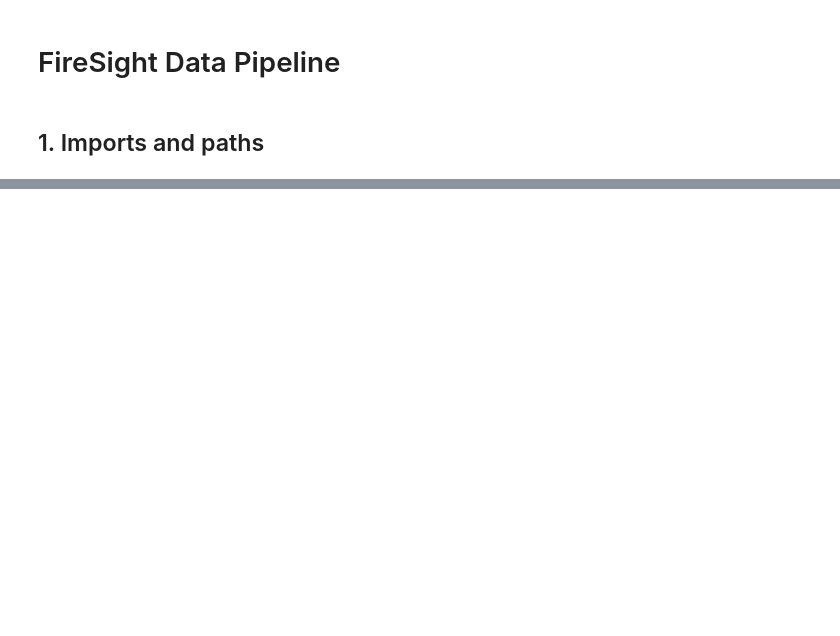
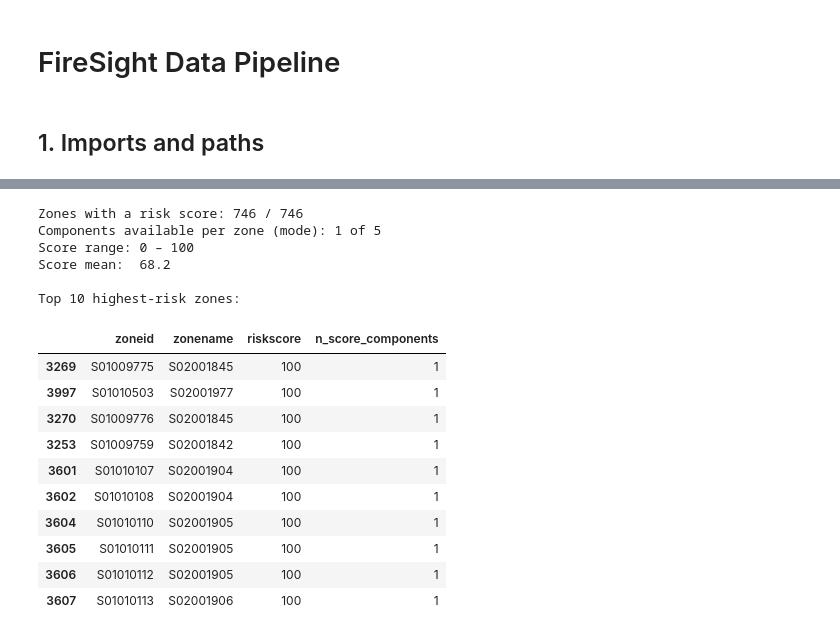
Before and after one commit to iluha2vuha/firesight, a Jupyter notebook: data-pipeline/notebook.ipynb, the cells around one changed output, grey strips where cells are left out. Saved outputs shown, nothing was run; the diff lists cells and outputs as text; code cells hidden in the pictures; blank space fills up the shorter version.

Commit message:
Add risk model, 6/12/18-month forecast, and dataset downloader

```diff
--- a/data-pipeline/notebook.ipynb
+++ b/data-pipeline/notebook.ipynb
@@ -285,0 +87,19 @@ print(f"Saved {len(zones)} zones to {out_path.resolve()}")
+# %%
+GLASGOW_CA = "S12000049"
+
+# Filter SIMD to Glasgow
+before = len(simd_raw)
+simd_gla = simd_raw[simd_raw["CA"] == GLASGOW_CA].copy()
+after = len(simd_gla)
+print(f"SIMD: {before} → {after} rows (Glasgow filter)")
+assert after > 0, f"No rows matched CA == '{GLASGOW_CA}'. Check CA column values."
+
+# Canonical column names
+simd_clean = simd_gla[["DataZone", "IntZone", "SIMD2020V2CountryDecile"]].copy()
+simd_clean.columns = ["zoneid", "zonename", "simddecile"]
+
+# Build the canonical Glasgow zone list used for filtering other datasets
+GLASGOW_ZONES = set(simd_clean["zoneid"])
+print(f"Glasgow DataZones: {len(GLASGOW_ZONES)}")
+print(f"Decile range: {simd_clean['simddecile'].min()} – {simd_clean['simddecile'].max()}")
+simd_clean.head(3)
@@ -285,0 +312,54 @@ print(f"Saved {len(zones)} zones to {out_path.resolve()}")
+# %%
+def compute_riskscore(row):
+    """Compute weighted risk score from available normalised components."""
+    total_w = 0.0
+    total_s = 0.0
+    n = 0
+    for col, w in RISK_WEIGHTS.items():
+        norm_col = f"{col}_norm"
+        val = row.get(norm_col, np.nan)
+        if pd.notna(val):
+            total_w += w
+            total_s += w * val
+            n += 1
+    if total_w == 0 or n == 0:
+        return pd.Series({"riskscore": np.nan, "n_score_components": 0})
+    return pd.Series({
+        "riskscore": int(round(total_s / total_w * 100)),
+        "n_score_components": n
+    })
+
+score_result = features.apply(compute_riskscore, axis=1)
+features["riskscore"]          = score_result["riskscore"]
+features["n_score_components"] = score_result["n_score_components"].astype(int)
+
+n_scored = features["riskscore"].notna().sum()
+print(f"Zones with a risk score: {n_scored} / {len(features)}")
+print(f"Components available per zone (mode): "
+      f"{features['n_score_components'].mode().iloc[0]} of 5")
+if n_scored > 0:
+    print(f"Score range: {features['riskscore'].min():.0f} – {features['riskscore'].max():.0f}")
+    print(f"Score mean:  {features['riskscore'].mean():.1f}")
+    print("\nTop 10 highest-risk zones:")
+    display(features[["zoneid", "zonename", "riskscore", "n_score_components"]]
+            .sort_values("riskscore", ascending=False).head(10))
+else:
+    print("No risk scores computed yet — add Census and/or Incident data to unlock scoring")
+# %% [output]
+Zones with a risk score: 746 / 746
+Components available per zone (mode): 1 of 5
+Score range: 0 – 100
+Score mean:  68.2
+
+Top 10 highest-risk zones:
+|  | zoneid | zonename | riskscore | n_score_components |
+| 3269 | S01009775 | S02001845 | 100 | 1 |
+| 3997 | S01010503 | S02001977 | 100 | 1 |
+| 3270 | S01009776 | S02001845 | 100 | 1 |
+| 3253 | S01009759 | S02001842 | 100 | 1 |
+| 3601 | S01010107 | S02001904 | 100 | 1 |
+| 3602 | S01010108 | S02001904 | 100 | 1 |
+| 3604 | S01010110 | S02001905 | 100 | 1 |
+| 3605 | S01010111 | S02001905 | 100 | 1 |
+| 3606 | S01010112 | S02001905 | 100 | 1 |
+| 3607 | S01010113 | S02001906 | 100 | 1 |
```
Also changed, not shown: parts of 49 cells of this notebook, 5 other files.
